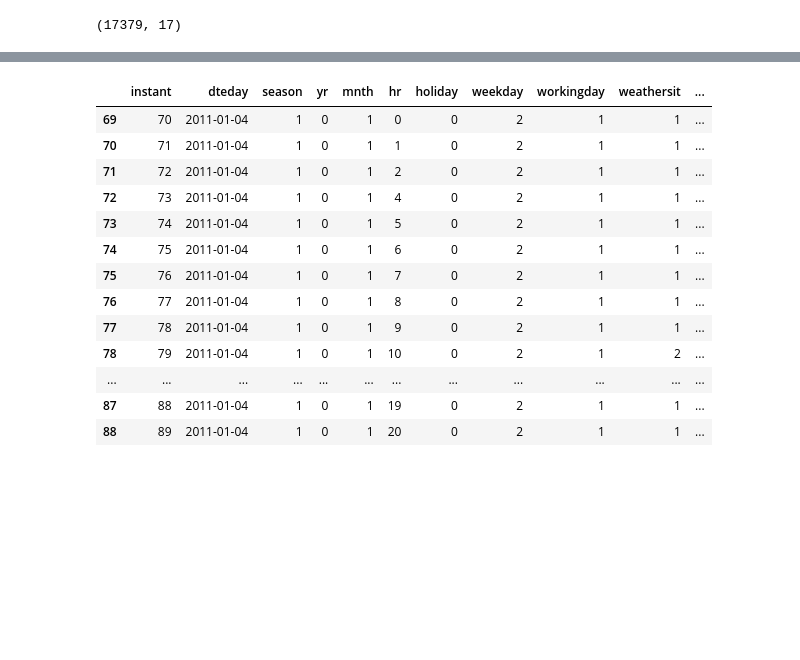
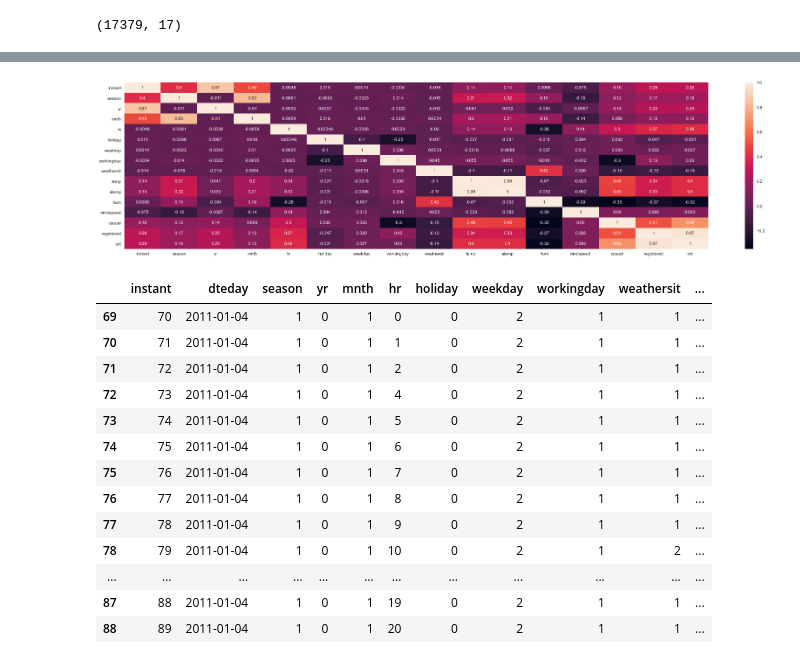
Before and after one commit to shekharbiswas/antelope, a Jupyter notebook: bikesharing.ipynb, the cells around one changed output, grey strips where cells are left out. Saved outputs shown, nothing was run; the diff lists cells and outputs as text; code cells hidden in the pictures; blank space fills up the shorter version.

```diff
--- a/bikesharing.ipynb
+++ b/bikesharing.ipynb
@@ -121,3 +83,11 @@ bikeday.head(10)
+# %%
+correlation_mat_orig = bikehour.corr()
+plt.figure(figsize=(30,7))
+sns.heatmap(correlation_mat_orig, annot = True)
+#plt.savefig("correlation.png")
+plt.show()
+# %% [output]
+[figure, added]
 # %%
 bikehour.loc[bikehour['dteday'] == '2011-01-04']
 # %% [output]
```
Also changed, not shown: parts of 27 cells of this notebook, 1 other file.
